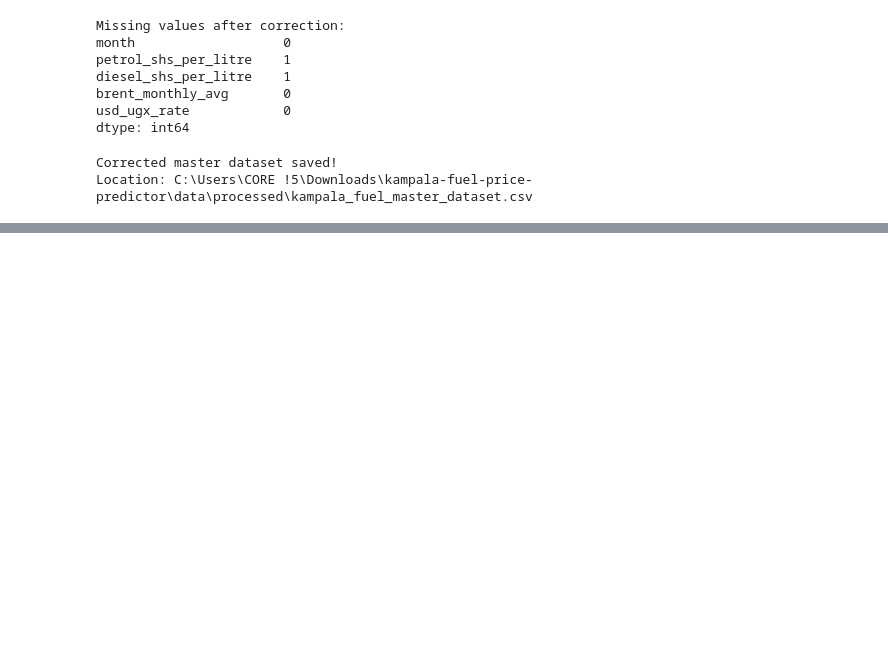
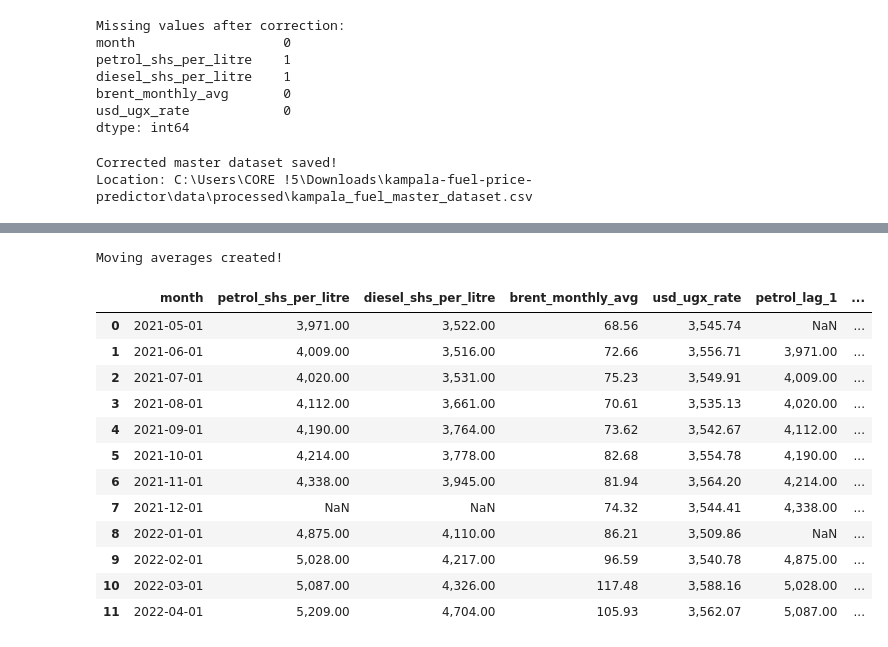
Before and after one commit to amon2100/kampala-fuel-price-predictor, a Jupyter notebook: notebooks/kampala-fuel-price-predictor.ipynb, the cells around one changed output, grey strips where cells are left out. Saved outputs shown, nothing was run; the diff lists cells and outputs as text; code cells hidden in the pictures; blank space fills up the shorter version.

```diff
--- a/notebooks/kampala-fuel-price-predictor.ipynb
+++ b/notebooks/kampala-fuel-price-predictor.ipynb
@@ -964,0 +1038,64 @@ Location: C:\Users\CORE !5\Downloads\kampala-fuel-price-predictor\data\processed
+# %%
+# Historical rolling averages
+# Shift(1) ensures we only use information from previous months.
+
+features_df["petrol_ma_3"] = (
+    features_df["petrol_shs_per_litre"]
+    .shift(1)
+    .rolling(window=3)
+    .mean()
+)
+
+features_df["petrol_ma_6"] = (
+    features_df["petrol_shs_per_litre"]
+    .shift(1)
+    .rolling(window=6)
+    .mean()
+)
+
+features_df["diesel_ma_3"] = (
+    features_df["diesel_shs_per_litre"]
+    .shift(1)
+    .rolling(window=3)
+    .mean()
+)
+
+features_df["diesel_ma_6"] = (
+    features_df["diesel_shs_per_litre"]
+    .shift(1)
+    .rolling(window=6)
+    .mean()
+)
+
+features_df["brent_ma_3"] = (
+    features_df["brent_monthly_avg"]
+    .shift(1)
+    .rolling(window=3)
+    .mean()
+)
+
+features_df["exchange_ma_3"] = (
+    features_df["usd_ugx_rate"]
+    .shift(1)
+    .rolling(window=3)
+    .mean()
+)
+
+print("Moving averages created!")
+
+display(features_df.head(12))
+# %% [output]
+Moving averages created!
+|  | month | petrol_shs_per_litre | diesel_shs_per_litre | brent_monthly_avg | usd_ugx_rate | petrol_lag_1 | ... |
+| 0 | 2021-05-01 | 3,971.00 | 3,522.00 | 68.56 | 3,545.74 | NaN | ... |
+| 1 | 2021-06-01 | 4,009.00 | 3,516.00 | 72.66 | 3,556.71 | 3,971.00 | ... |
+| 2 | 2021-07-01 | 4,020.00 | 3,531.00 | 75.23 | 3,549.91 | 4,009.00 | ... |
+| 3 | 2021-08-01 | 4,112.00 | 3,661.00 | 70.61 | 3,535.13 | 4,020.00 | ... |
+| 4 | 2021-09-01 | 4,190.00 | 3,764.00 | 73.62 | 3,542.67 | 4,112.00 | ... |
+| 5 | 2021-10-01 | 4,214.00 | 3,778.00 | 82.68 | 3,554.78 | 4,190.00 | ... |
+| 6 | 2021-11-01 | 4,338.00 | 3,945.00 | 81.94 | 3,564.20 | 4,214.00 | ... |
+| 7 | 2021-12-01 | NaN | NaN | 74.32 | 3,544.41 | 4,338.00 | ... |
+| 8 | 2022-01-01 | 4,875.00 | 4,110.00 | 86.21 | 3,509.86 | NaN | ... |
+| 9 | 2022-02-01 | 5,028.00 | 4,217.00 | 96.59 | 3,540.78 | 4,875.00 | ... |
+| 10 | 2022-03-01 | 5,087.00 | 4,326.00 | 117.48 | 3,588.16 | 5,028.00 | ... |
+| 11 | 2022-04-01 | 5,209.00 | 4,704.00 | 105.93 | 3,562.07 | 5,087.00 | ... |
```
Also changed, not shown: parts of 46 cells of this notebook, 5 other files.
